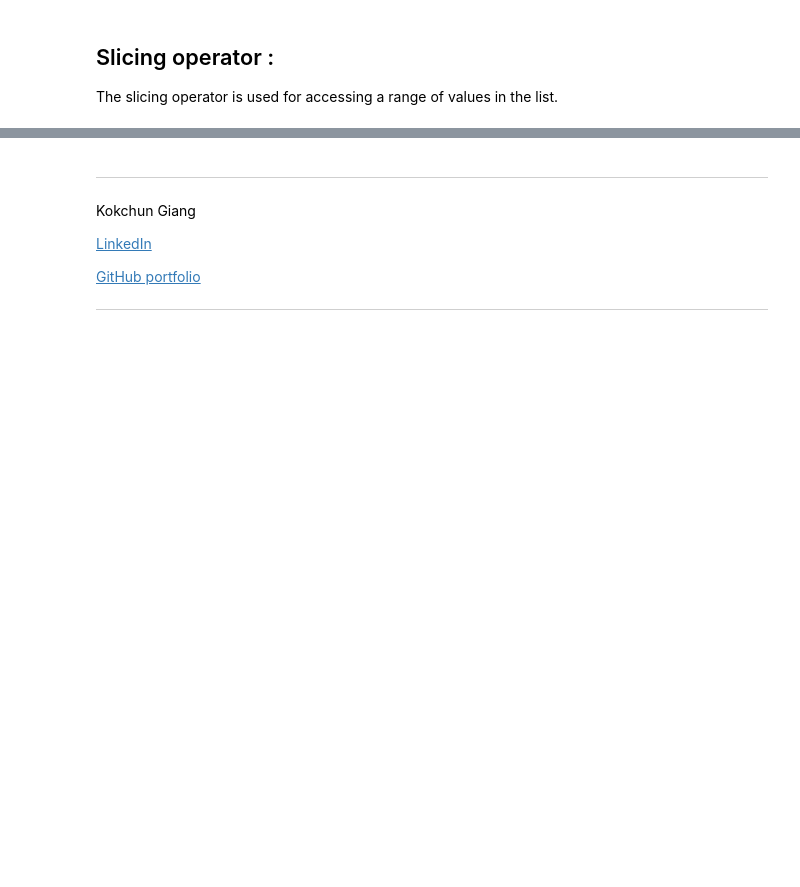
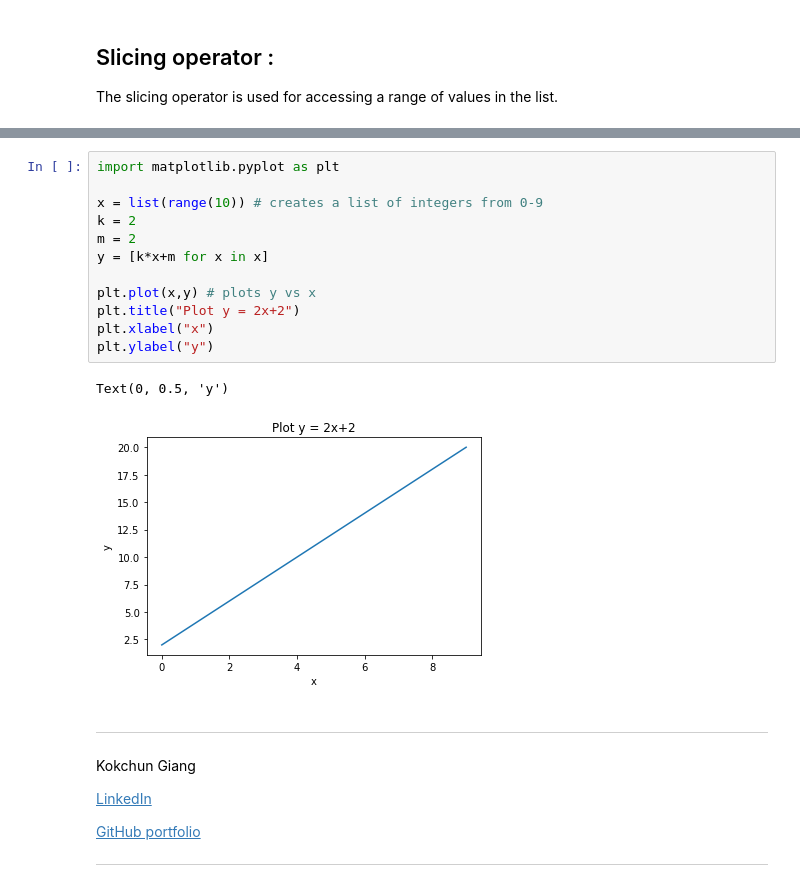
Before and after one commit to kokchun/Programmering-med-Python-21, a Jupyter notebook: Lectures/L4-lists.ipynb, the cells around one changed output, grey strips where cells are left out. Cells and saved outputs as stored; diff of their text form; blank space fills up the shorter version.

Commit message:
lecture note lists

```diff
--- a/Lectures/L4-lists.ipynb
+++ b/Lectures/L4-lists.ipynb
@@ -75,3 +136,18 @@ pokemons = ["13. Weedle", "4. Charmander", "1. Bulbasaur", "6. Charizard"]
+# %%
+import matplotlib.pyplot as plt
+
+x = list(range(10)) # creates a list of integers from 0-9
+k = 2
+m = 2
+y = [k*x+m for x in x]
+
+plt.plot(x,y) # plots y vs x
+plt.title("Plot y = 2x+2")
+plt.xlabel("x")
+plt.ylabel("y")
+# %% [output]
+Text(0, 0.5, 'y')
+[figure, added]
 # %% [markdown]
 ---
 
```
Also changed, not shown: parts of 12 cells of this notebook.
